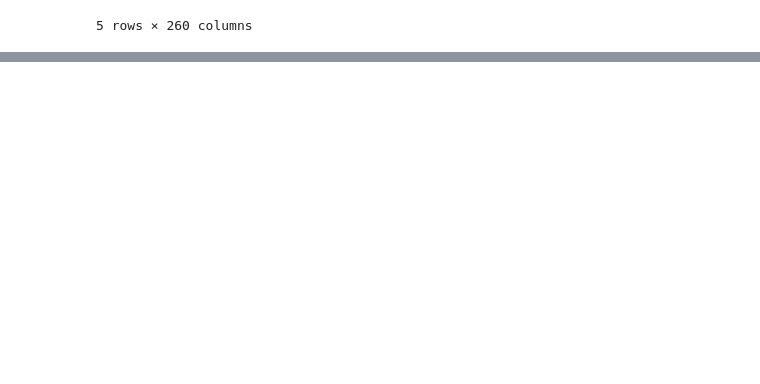
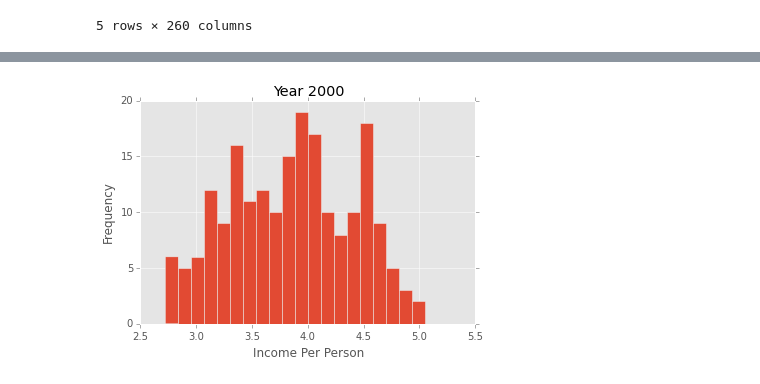
Before and after one commit to rohitx/Harvard_DataScience, a Jupyter notebook: Homework01.ipynb, the cells around one changed output, grey strips where cells are left out. Cells and saved outputs as stored; diff of their text form; code cells hidden in the pictures; blank space fills up the shorter version.

```diff
--- a/Homework01.ipynb
+++ b/Homework01.ipynb
@@ -216,0 +229,9 @@ new_income.head()
+# %%
+# We can also show as a ditribution
+plt.hist(np.log10(income.ix[2000].dropna().values), bins=20)
+plt.title('Year 2000')
+plt.xlabel('Income Per Person')
+plt.ylabel('Frequency')
+plt.show()
+# %% [output]
+[figure, added]
```
Also changed, not shown: parts of 3 cells of this notebook, 1 other file.
